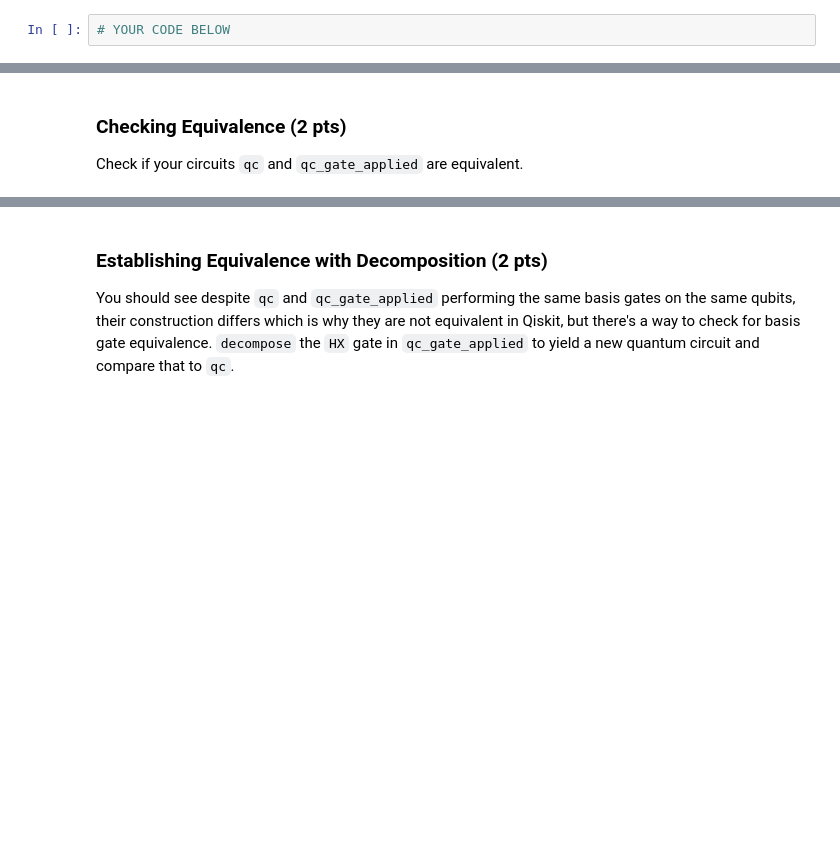
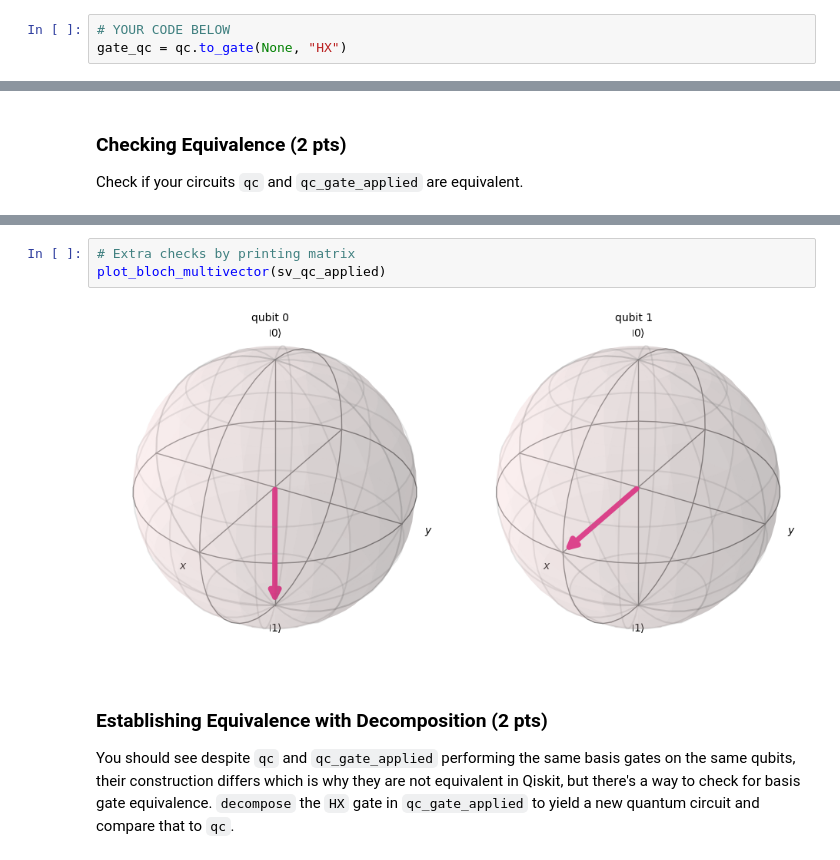
Before and after one commit to lilplatypus8/wsu-schoolwork, a Jupyter notebook: Spring-2026/Quantum-Gates-Homework/Quantum Gates Homework.ipynb, the cells around one changed output, grey strips where cells are left out. Saved outputs shown, nothing was run; the diff lists cells and outputs as text; blank space fills up the shorter version.

```diff
--- a/Spring-2026/Quantum-Gates-Homework/Quantum Gates Homework.ipynb
+++ b/Spring-2026/Quantum-Gates-Homework/Quantum Gates Homework.ipynb
@@ -416,3 +449,4 @@ Create a `QuantumCircuit` with 2 qubits stored it in a variable `qc` that perfor
 Using the quantum circuit `qc` from the previous cell, convert it into a quantum gate `gate_qc` with a `label` $HX$ using its [`to_gate`](https://docs.quantum.ibm.com/api/qiskit/qiskit.circuit.QuantumCircuit#to_gate) method.
 # %%
 # YOUR CODE BELOW
+gate_qc = qc.to_gate(None, "HX")
@@ -429,3 +491,8 @@ Check if your circuits `qc` and `qc_gate_applied` are equivalent.
+# %%
+# Extra checks by printing matrix
+plot_bloch_multivector(sv_qc_applied)
+# %% [output]
+[figure, added]
 # %% [markdown]
 ### Establishing Equivalence with Decomposition (2 pts)
 You should see despite `qc` and `qc_gate_applied` performing the same basis gates on the same qubits, their construction differs which is why they are not equivalent in Qiskit, but there's a way to check for basis gate equivalence.
```
Also changed, not shown: parts of 16 cells of this notebook, 2 other files.
